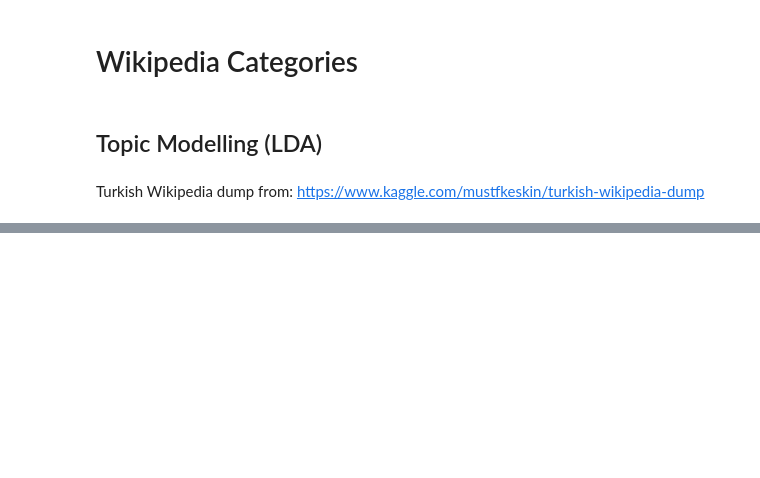
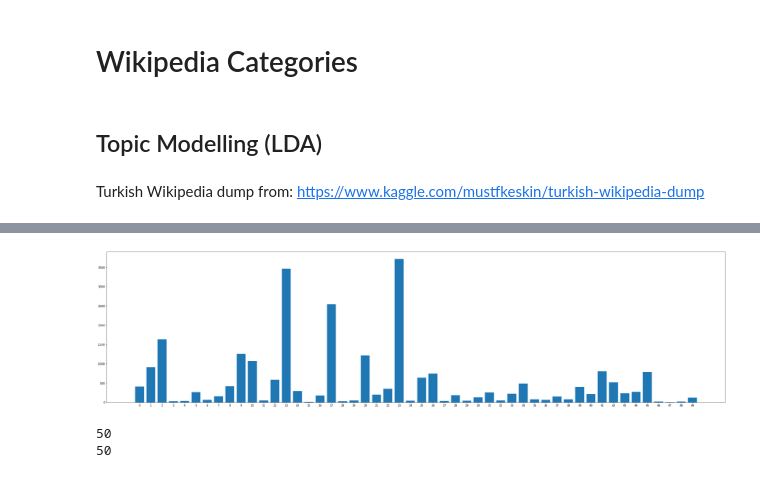
Before and after one commit to luciekaffee/trwiki, a Jupyter notebook: Wikipedia Categories.ipynb, the cells around one changed output, grey strips where cells are left out. Cells and saved outputs as stored; diff of their text form; code cells hidden in the pictures; blank space fills up the shorter version.

```diff
--- a/Wikipedia Categories.ipynb
+++ b/Wikipedia Categories.ipynb
@@ -29,7 +30,7 @@ with open(trwikidumpfile) as trwikidump:
             title = re.sub(r'\<doc id\=\".*\" url\=\".*\" title=\"', '', line)
             title = title.replace('">', '')
         elif '</doc>' in line:
-            docs[title] = data
+            docs[title.lower().strip()] = data
             title = ''
             data = ''
         else:
@@ -126,0 +200,22 @@ words = ldamodel.show_topic(topic_number, topn = 10)
+# %%
+plt.figure(figsize=(40,10))
+plt.bar(range(len(after)), list(after.values()), align='center')
+plt.xticks(range(len(after)), list(after.keys()))
+plt.show()
+# %% [output]
+[figure, added]
+# %%
+before_percentage = {}
+s = sum(before.values())
+for k, v in before.items():
+    pct = v * 100.0 / s
+    before_percentage[k] = pct
+
+after_percentage = {}
+s = sum(after.values())
+for k, v in after.items():
+    pct = v * 100.0 / s
+    after_percentage[k] = pct
+# %% [output]
+50
+50
```
Also changed, not shown: parts of 14 cells of this notebook.
